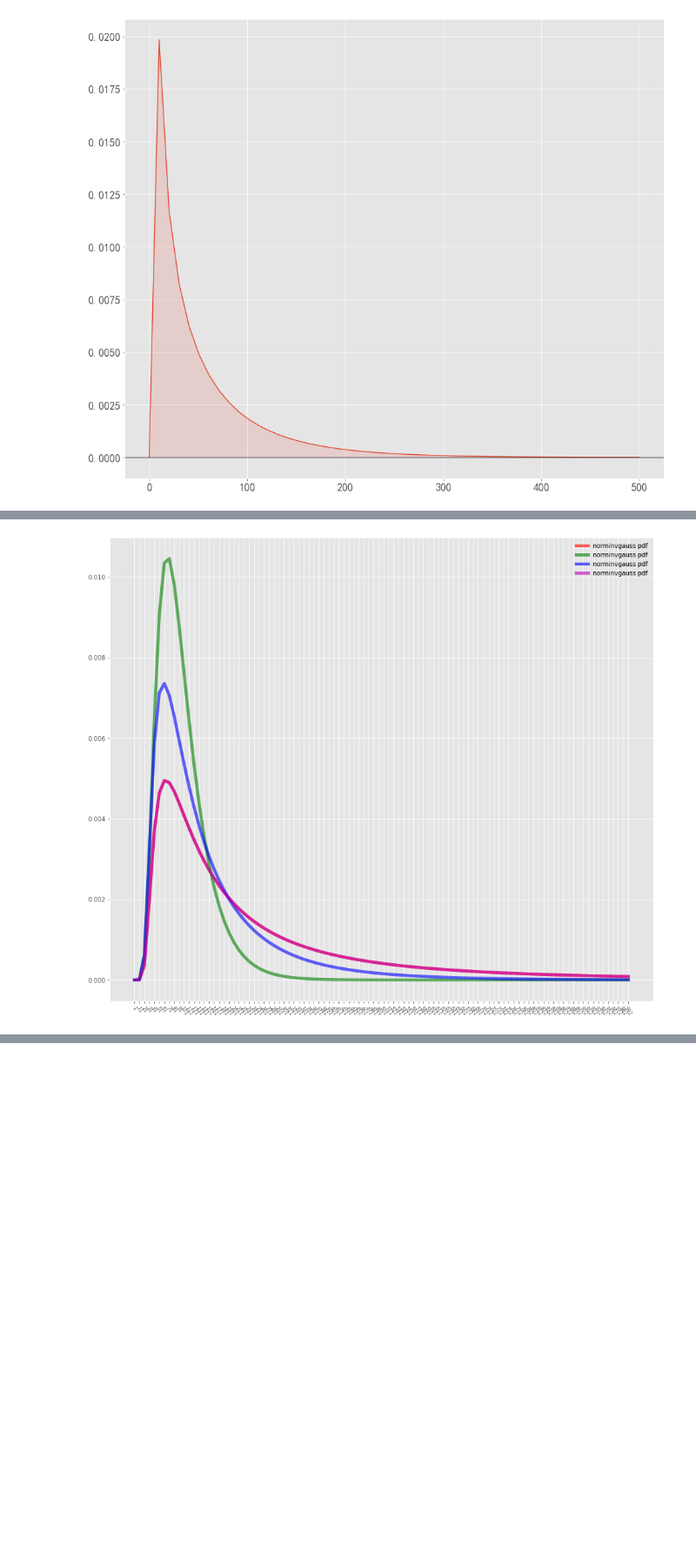
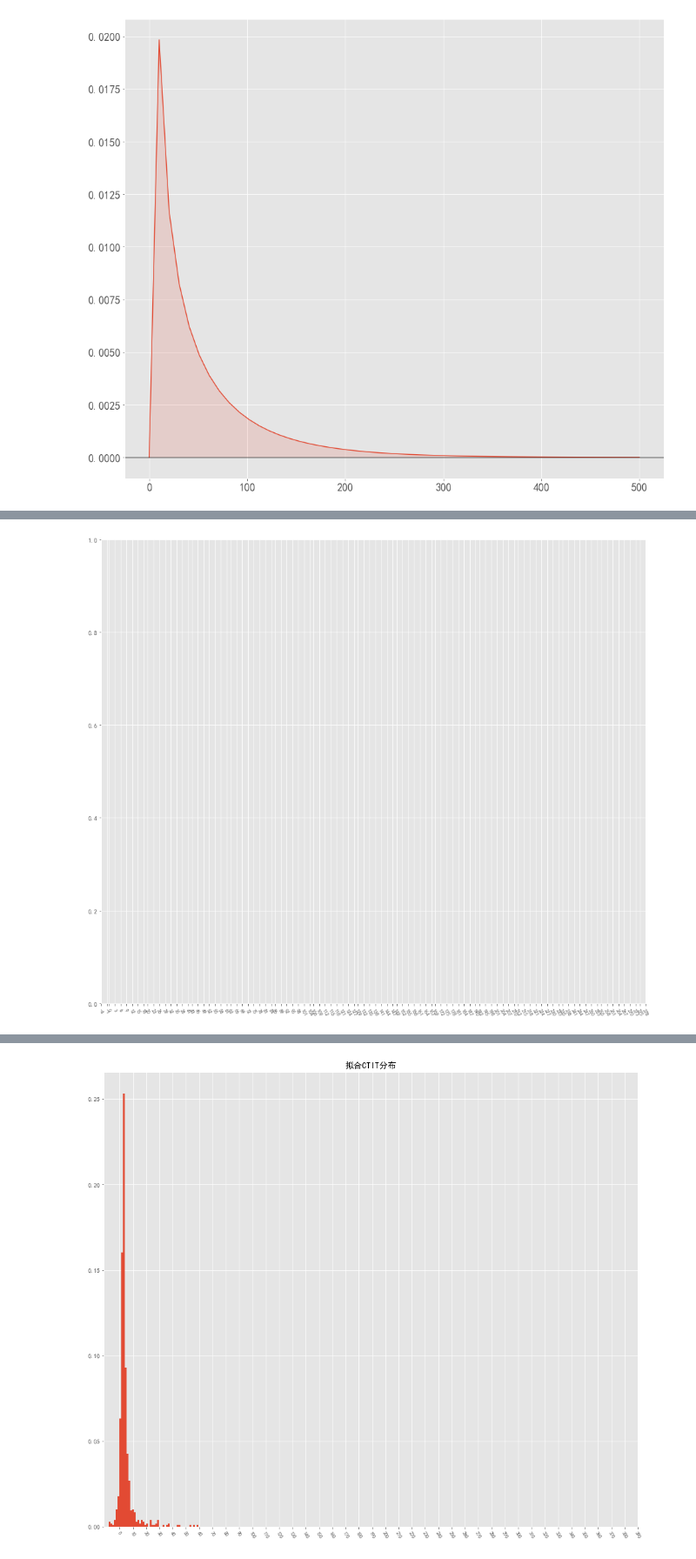
Before and after one commit to liing1221/notebook, a Jupyter notebook: mycode/scipy_stats.ipynb, the cells around one changed output, grey strips where cells are left out. Shown at 87% size. Cells and saved outputs as stored; diff of their text form; code cells hidden in the pictures; blank space fills up the shorter version.

```diff
--- a/mycode/scipy_stats.ipynb
+++ b/mycode/scipy_stats.ipynb
@@ -1174,11 +1197,11 @@ fig, ax = plt.subplots(1, 1)
 # a, b, loc, scale = 5.466298998250782, 312.0913309905686, 18.157045549058147, 78.10267376682765
 # newts = F.rvs(a, b, loc=loc, scale=scale, size=800)
 
-# # gamma分布
-# # a, loc, scale = 2.673940463964837, 18.282129024694115, 29.396784678356912
-# # a, loc, scale = 1.620, 1.893, 49.491
-# a, loc, scale = 2.676, -3.308, 29.369
-# newts = gamma.rvs(a, loc=loc, scale=scale, size=1000)
+# gamma分布
+# a, loc, scale = 2.673940463964837, 18.282129024694115, 29.396784678356912
+# a, loc, scale = 1.620, 1.893, 49.491
+a, loc, scale = 2.676, -3.308, 29.369
+newts = gamma.rvs(a, loc=loc, scale=scale, size=1000)
 
 
 # newts = random.sample(list(_newts), 300)
@@ -1187,42 +1210,42 @@ fig, ax = plt.subplots(1, 1)
 # 参数a是尾巴的重量, b是满足的不对称参数；满足 a>0,|b| < a  移动和缩放使用 loc、scale
 # a, b = 21.1587, 20.1171
 # a, b, loc, scale = 21.158, 21.117, 8.260, 16.007    # hellovpn真实数据拟合
-a, b, loc, scale = 21.15865867593925, 21.1171404190502, 16.260021624931543, 16.006963234075396   # 买量数据拟合参数
+# a, b, loc, scale = 21.15865867593925, 21.1171404190502, 16.260021624931543, 16.006963234075396   # 买量数据拟合参数
 # a, b, loc, scale = 61.698, 61.554,-4.066, 6.908   # r888  384渠道拟合
 # a, b, loc, scale = 0.15574969996154991, 0.13112261910415027, 2.5570801541517517, 1.1505788503766108
-# a, b, loc, scale = 0.156, 0.131, 2.557, 1.151
+a, b, loc, scale = 0.156, 0.131, 2.557, 1.151
 
-a, b, loc, scale = 10.06, 10.04, 12, 16
+# a, b, loc, scale = 10.06, 10.04, 12, 16
 
 
-mean, var, skew, kurt = norminvgauss.stats(a, b, moments='mvsk')
-print(norminvgauss.ppf(0.01, a, b))
-print(norminvgauss.ppf(0.99, a, b))
+# mean, var, skew, kurt = norminvgauss.stats(a, b, moments='mvsk')
+# print(norminvgauss.ppf(0.01, a, b))
+# print(norminvgauss.ppf(0.99, a, b))
 x = np.linspace(norminvgauss.ppf(0.01, a, b),
                 10 * norminvgauss.ppf(0.99, a, b), 100)
-ax.plot(x, norminvgauss.pdf(x, a, b, loc=loc, scale=scale), 'r-', lw=5, alpha=0.6, label='norminvgauss pdf')
+# ax.plot(x, norminvgauss.pdf(x, a, b, loc=loc, scale=scale), 'r-', lw=5, alpha=0.6, label='norminvgauss pdf')
 
-ax.plot(x, norminvgauss.pdf(x, 61.698, 61.554, loc=-4.066, scale=6.908), 'g-', lw=5, alpha=0.6, label='norminvgauss pdf')
-ax.plot(x, norminvgauss.pdf(x, 10.06, 9.99, loc=12, scale=16), 'b-', lw=5, alpha=0.6, label='norminvgauss pdf')
-ax.plot(x, norminvgauss.pdf(x, 10.06, 10.04, loc=12, scale=16), 'm-', lw=5, alpha=0.6, label='norminvgauss pdf')
-# ax.plot(x, norminvgauss.pdf(x, a, b, loc=10, scale=16), 'c-', lw=5, alpha=0.6, label='norminvgauss pdf')
+# ax.plot(x, norminvgauss.pdf(x, 61.698, 61.554, loc=-4.066, scale=6.908), 'g-', lw=5, alpha=0.6, label='norminvgauss pdf')
+# ax.plot(x, norminvgauss.pdf(x, 10.06, 9.99, loc=12, scale=16), 'b-', lw=5, alpha=0.6, label='norminvgauss pdf')
+# ax.plot(x, norminvgauss.pdf(x, 10.06, 10.04, loc=12, scale=16), 'm-', lw=5, alpha=0.6, label='norminvgauss pdf')
+# # ax.plot(x, norminvgauss.pdf(x, a, b, loc=10, scale=16), 'c-', lw=5, alpha=0.6, label='norminvgauss pdf')
 
 
 plt.xticks([int(_x) for _x in x], rotation=300, size=8)
 ax.legend(loc='best', frameon=False)
 plt.show()
-a, b, loc, scale = 10.06, 10.04, 12, 16
+# a, b, loc, scale = 10.06, 10.04, 12, 16
 newts = norminvgauss.rvs(a, b, loc=loc, scale=scale, size=800)
 print(newts)
-# print(pd.Series(newts).describe())
-# f = Fitter(newts, distributions=['norminvgauss'], xmin=-10, xmax=1000, bins=50)
-# f.fit()
-# # print(f.get_best(method='sumsquare_error'))  # 返回最佳拟合分布及其参数
-# f.hist()  # 绘制组数=bins的标准化直方图
-# plt.xticks([int(_x) for _x in range(0, 400, 10)], rotation=300, size=8)
-# plt.rcParams['font.sans-serif'] = ['SimHei']
-# plt.rcParams['axes.unicode_minus'] = False  # 正常显示负号
+print(pd.Series(newts).describe())
+f = Fitter(newts, distributions=['norminvgauss'], xmin=-10, xmax=1000, bins=50)
+f.fit()
+# print(f.get_best(method='sumsquare_error'))  # 返回最佳拟合分布及其参数
+f.hist()  # 绘制组数=bins的标准化直方图
+plt.xticks([int(_x) for _x in range(0, 400, 10)], rotation=300, size=8)
+plt.rcParams['font.sans-serif'] = ['SimHei']
+plt.rcParams['axes.unicode_minus'] = False  # 正常显示负号
 
-# plt.title('拟合CTIT分布')
-# plt.show()
+plt.title('拟合CTIT分布')
+plt.show()
 # %% [output]
@@ -1231 +1253 @@ print(newts)
-[figure, old version]
+[figure, new version]
@@ -1249,3 +1271,4 @@ print(newts)
+[figure, added]
 # %%
 # 柯西连续型随机变量。
 
```
Also changed, not shown: parts of 2 cells of this notebook, 4 other files.
